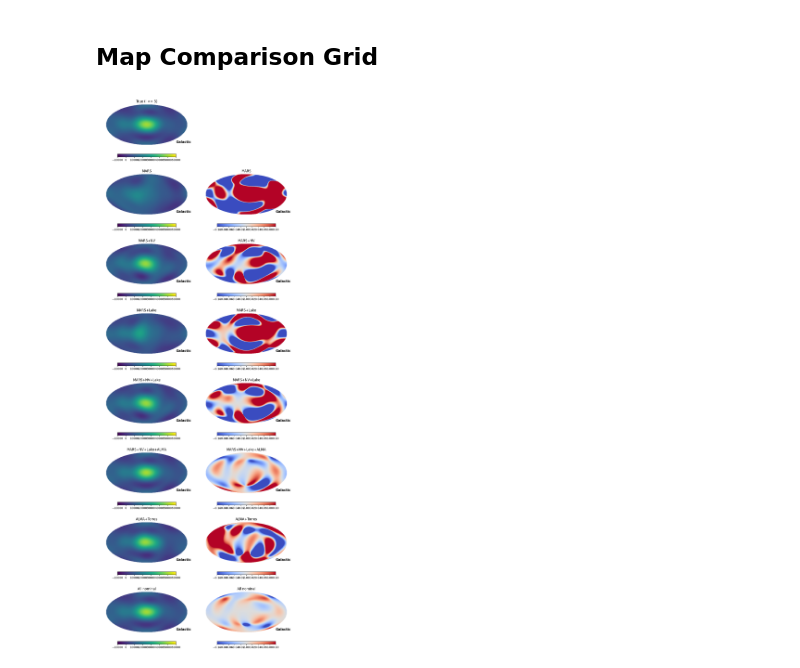
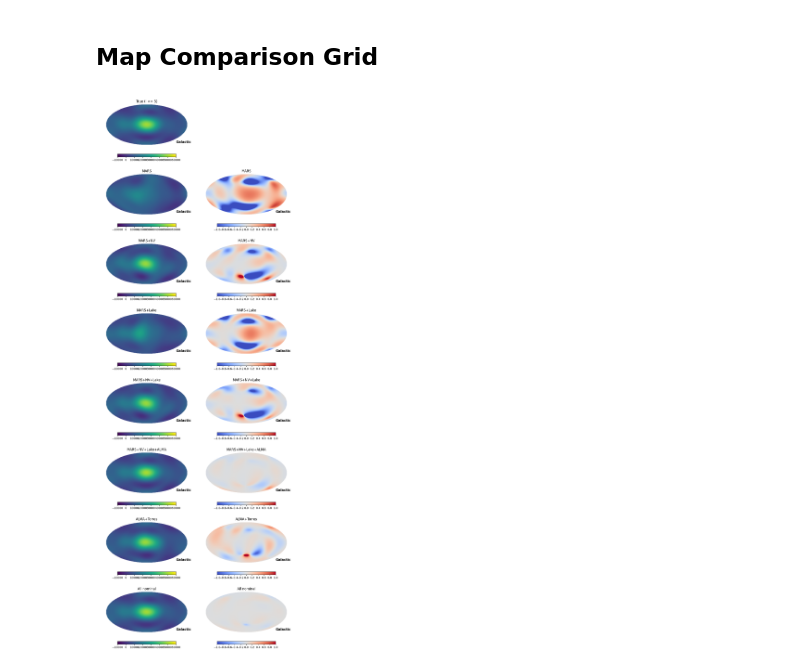
Before and after one commit to MIST-Experiment/mistsim, a Jupyter notebook: notebooks/mapmaking/compare_nominal.ipynb, the cells around one changed output. Cells and saved outputs as stored; diff of their text form; code cells hidden in the pictures.

```diff
--- a/notebooks/mapmaking/compare_nominal.ipynb
+++ b/notebooks/mapmaking/compare_nominal.ipynb
@@ -43,6 +43,11 @@ for run, lab in zip(runs, labels):
     if x_true is None:
         x_true = d["x_true"]
         lmax = int(d["lmax"])
+    else:
+        assert np.allclose(x_true, d["x_true"]), (
+            f"x_true mismatch in {run} "
+            "-- runs may be at different frequencies"
+        )
 
 print(f"lmax = {lmax}, {len(data)} runs loaded")
 for lab, run in zip(labels, runs):
@@ -256,11 +261,11 @@ plt.show()
 # %%
 x_recs = [data[run]["x_rec"] for run in runs]
 
 fig = msplt.plot_comparison_grid(
     x_true, x_recs, labels, lmax, plot_lmax=5,
-    nside=128, plot_galactic=True, frac_range=.1,
+    nside=128, plot_galactic=True, frac_range=1,
     ratio=True, orientation="vertical",
 )
 plt.show()
 # %% [output]
-[figure, old version]
+[figure, new version]
```
Also changed, not shown: parts of 5 cells of this notebook, 1 other file.
